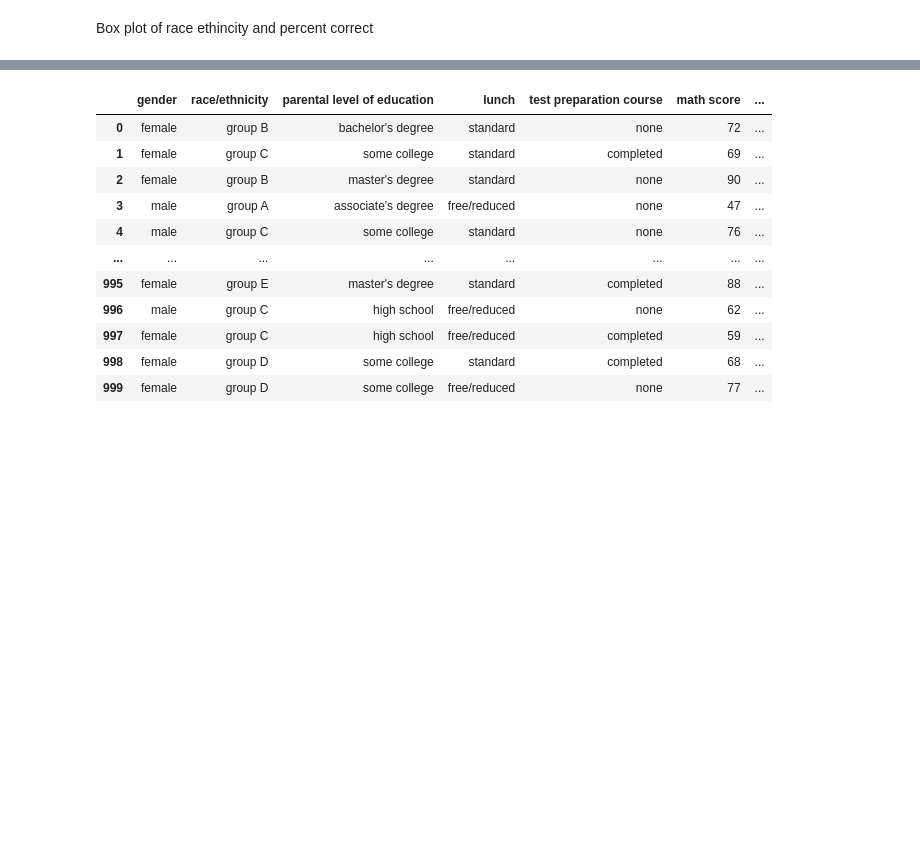
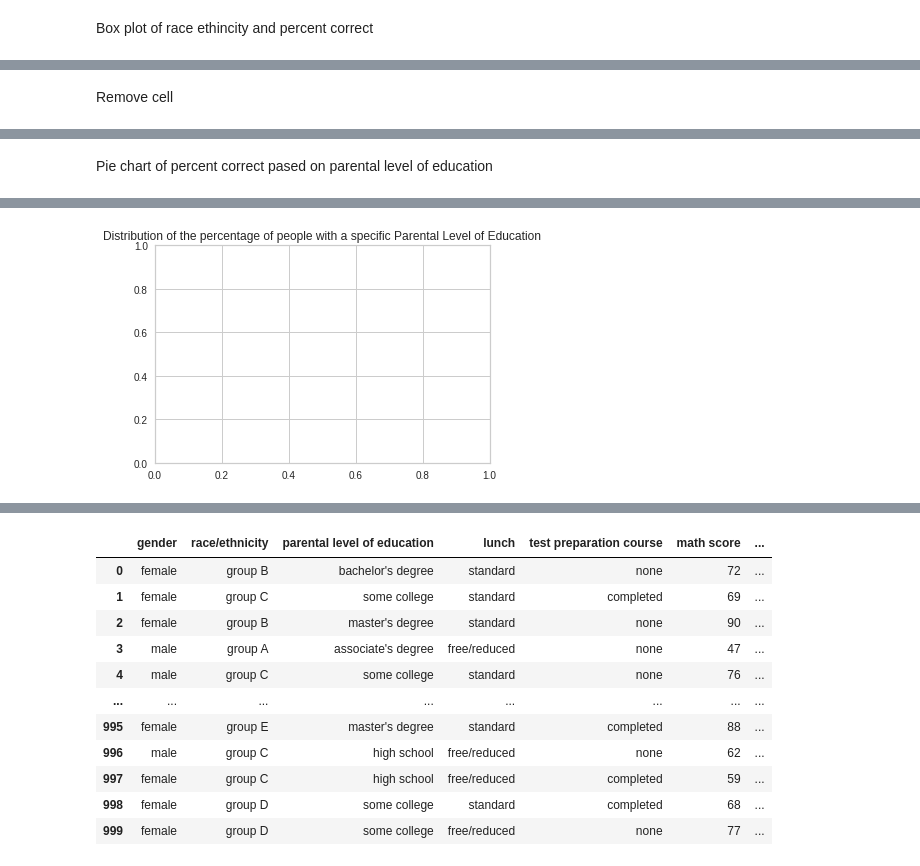
Before and after one commit to earthimmortal/DigHum100, a Jupyter notebook: Dighum100.ipynb, the cells around one changed output, grey strips where cells are left out. Cells and saved outputs as stored; diff of their text form; code cells hidden in the pictures; blank space fills up the shorter version.

```diff
--- a/Dighum100.ipynb
+++ b/Dighum100.ipynb
@@ -105,3 +168,5 @@ px.box(dataset, x= "race/ethnicity", y = "percent correct")
+# %% [markdown]
+Remove cell
 # %%
 px.histogram(dataset, x= "parental level of education", y = "percent correct" ,color = "gender")
 # %% [output]
@@ -111,4 +174,8 @@ px.histogram(dataset, x= "parental level of education", y = "percent correct" ,c
+# %% [markdown]
+Pie chart of percent correct pased on parental level of education
 # %%
+plt.title("Distribution of the percentage of people with a specific Parental Level of Education")
 px.pie(dataset, values = "percent correct", names = "parental level of education")
 # %% [output]
 [interactive output not drawn]
+[figure, added]
```
Also changed, not shown: parts of 116 cells of this notebook.
